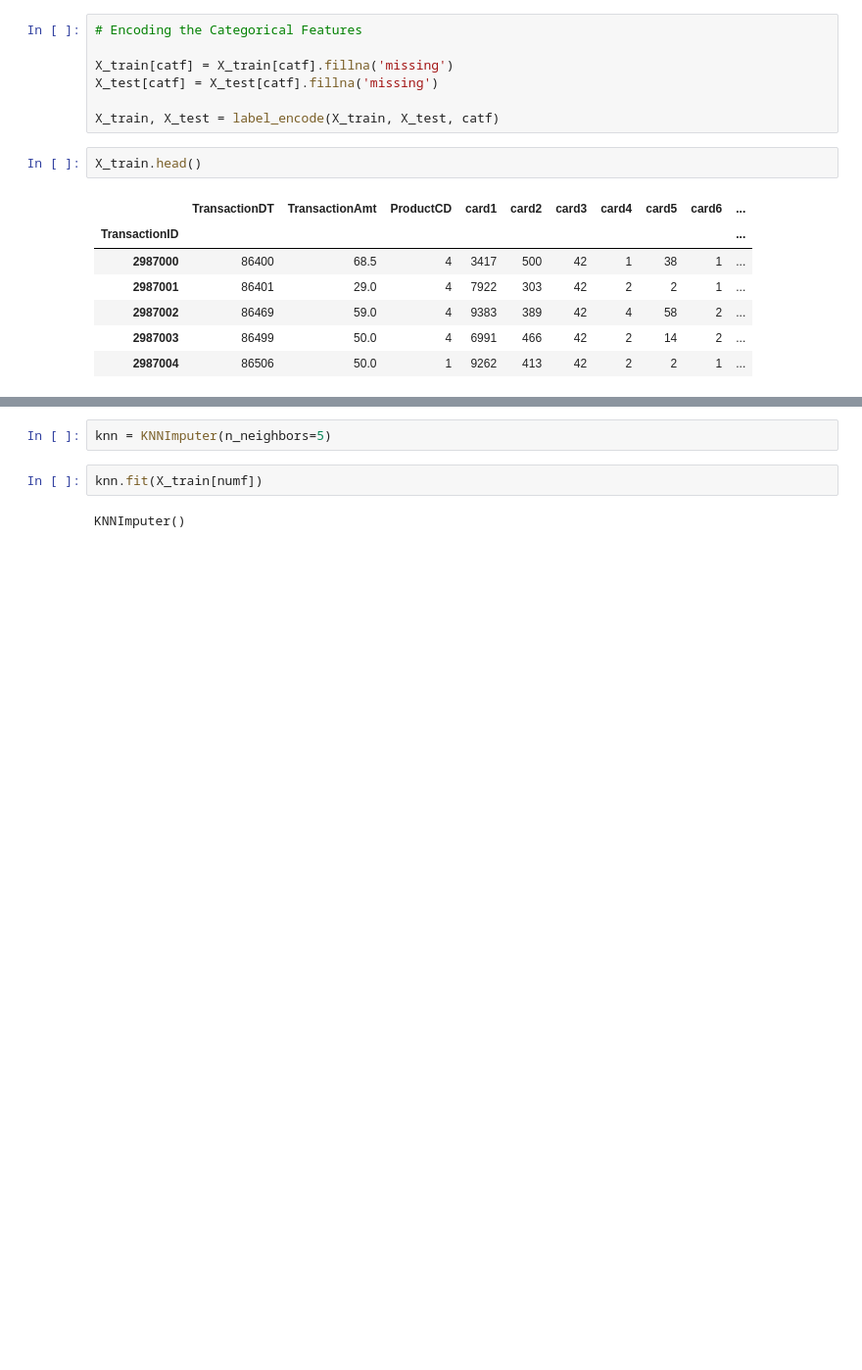
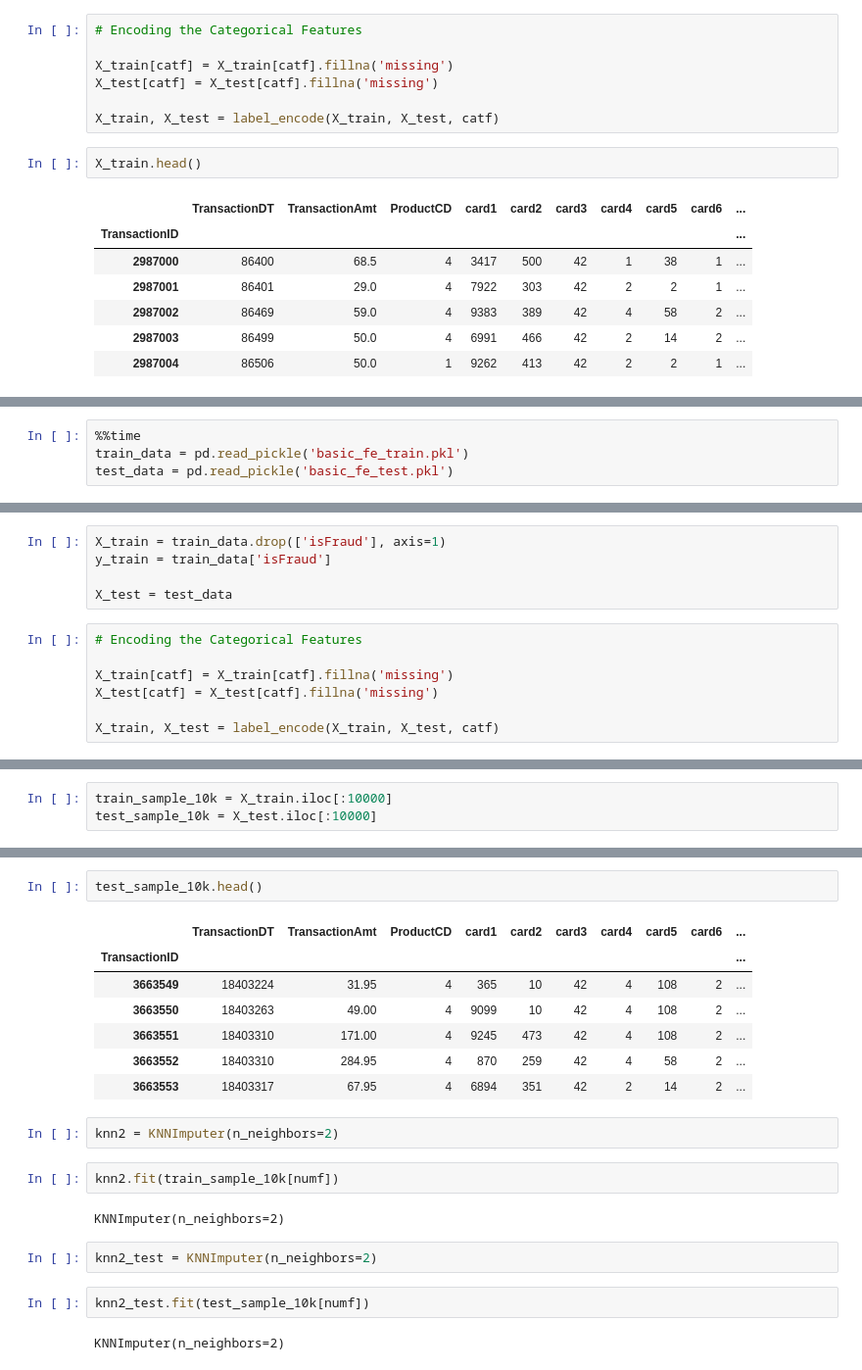
Before and after one commit to tugusav/fraud-detection-system-ann, a Jupyter notebook: Advanced Feature Engineering FDS.ipynb, the cells around one changed output, grey strips where cells are left out. Shown at 98% size. Cells and saved outputs as stored; diff of their text form; blank space fills up the shorter version.

```diff
--- a/Advanced Feature Engineering FDS.ipynb
+++ b/Advanced Feature Engineering FDS.ipynb
@@ -154,0 +177,4 @@ X_test.fillna(-1)
+# %%
+%%time
+train_data = pd.read_pickle('basic_fe_train.pkl')
+test_data = pd.read_pickle('basic_fe_test.pkl')
@@ -154,0 +184,12 @@ X_test.fillna(-1)
+# %%
+X_train = train_data.drop(['isFraud'], axis=1)
+y_train = train_data['isFraud']
+
+X_test = test_data
+# %%
+# Encoding the Categorical Features
+
+X_train[catf] = X_train[catf].fillna('missing')
+X_test[catf] = X_test[catf].fillna('missing')
+
+X_train, X_test = label_encode(X_train, X_test, catf)
@@ -154,0 +198,3 @@ X_test.fillna(-1)
+# %%
+train_sample_10k = X_train.iloc[:10000]
+test_sample_10k = X_test.iloc[:10000]
@@ -155,6 +211,22 @@ X_test.fillna(-1)
+# %%
+test_sample_10k.head()
+# %% [output]
+|  | TransactionDT | TransactionAmt | ProductCD | card1 | card2 | card3 | card4 | card5 | card6 | ... |
+| TransactionID |  |  |  |  |  |  |  |  |  | ... |
+| 3663549 | 18403224 | 31.95 | 4 | 365 | 10 | 42 | 4 | 108 | 2 | ... |
+| 3663550 | 18403263 | 49.00 | 4 | 9099 | 10 | 42 | 4 | 108 | 2 | ... |
+| 3663551 | 18403310 | 171.00 | 4 | 9245 | 473 | 42 | 4 | 108 | 2 | ... |
+| 3663552 | 18403310 | 284.95 | 4 | 870 | 259 | 42 | 4 | 58 | 2 | ... |
+| 3663553 | 18403317 | 67.95 | 4 | 6894 | 351 | 42 | 2 | 14 | 2 | ... |
 # %%
-knn = KNNImputer(n_neighbors=5)
+knn2 = KNNImputer(n_neighbors=2)
 # %%
-knn.fit(X_train[numf])
+knn2.fit(train_sample_10k[numf])
 # %% [output]
-KNNImputer()
+KNNImputer(n_neighbors=2)
+# %%
+knn2_test = KNNImputer(n_neighbors=2)
+# %%
+knn2_test.fit(test_sample_10k[numf])
+# %% [output]
+KNNImputer(n_neighbors=2)
```
Also changed, not shown: parts of 24 cells of this notebook.
